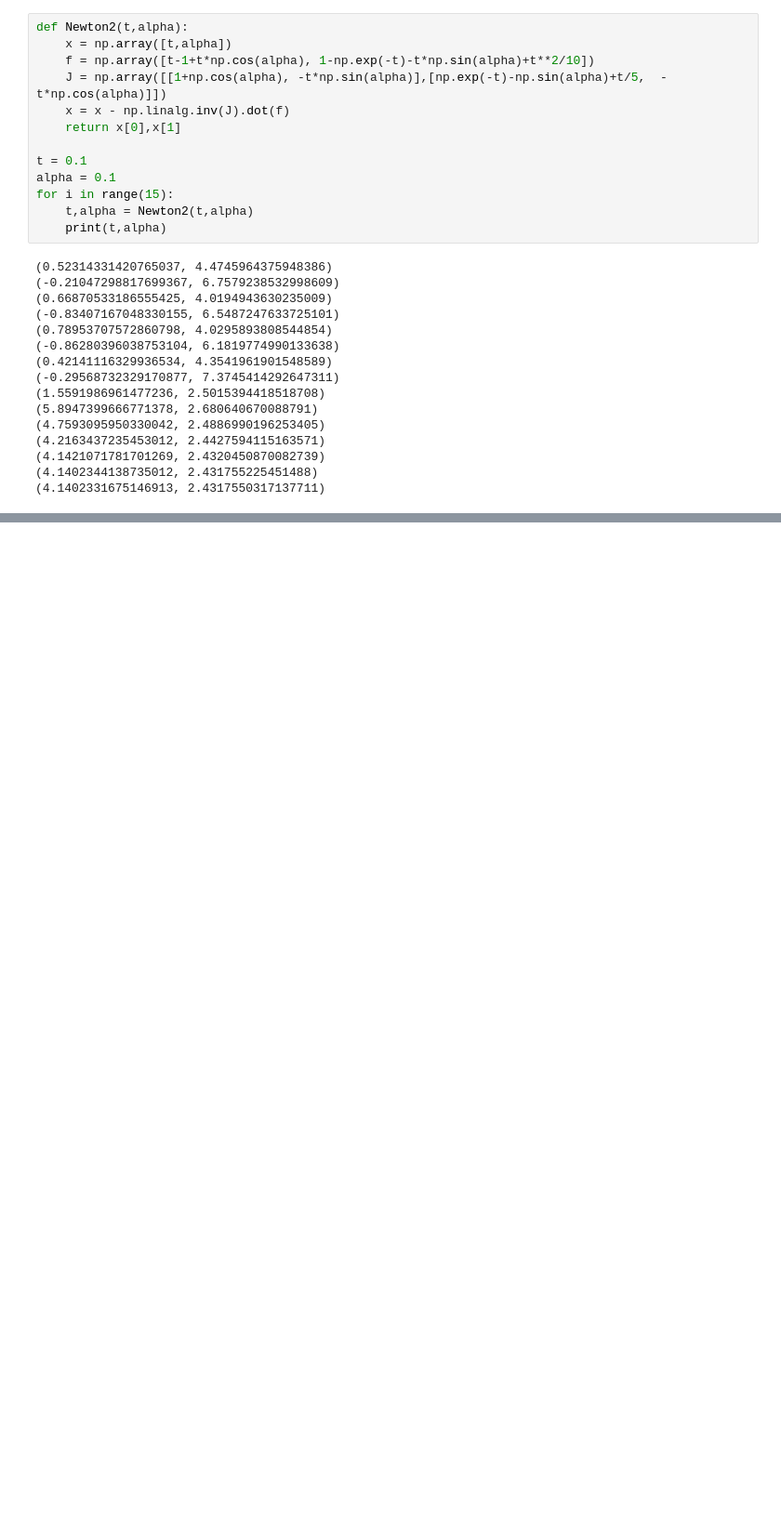
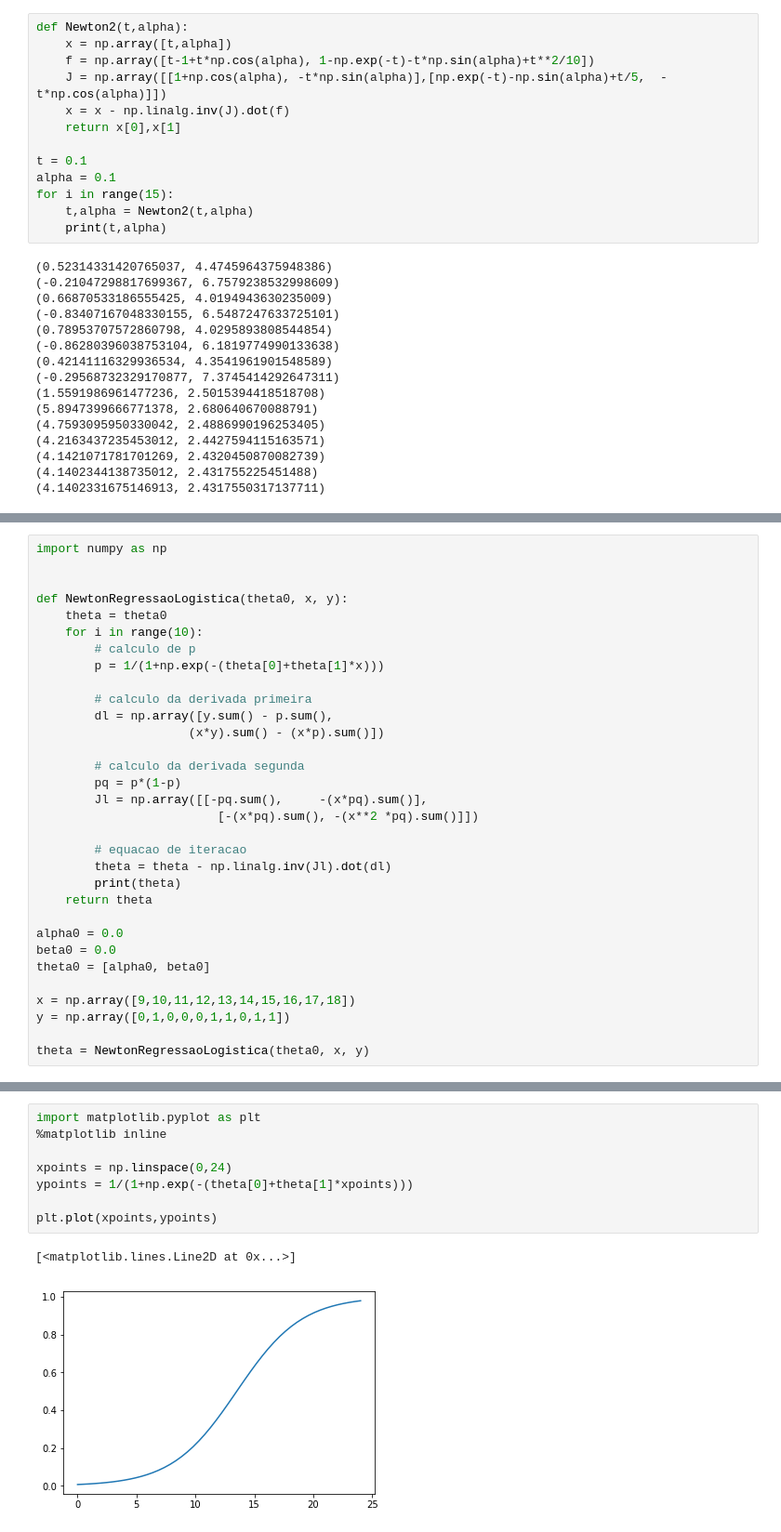
Before and after one commit to fabriciomurai/teaching, a Jupyter notebook: ancn_slides/MinimosLocais.ipynb, the cells around one changed output, grey strips where cells are left out. Shown at 93% size. Drawn from its saved outputs; the diff is of its cells as text; blank space fills up the shorter version.

```diff
--- a/ancn_slides/MinimosLocais.ipynb
+++ b/ancn_slides/MinimosLocais.ipynb
@@ -97,0 +130,32 @@ plt.plot(t,M,t,xI)
+# %%
+import numpy as np
+
+
+def NewtonRegressaoLogistica(theta0, x, y):
+    theta = theta0
+    for i in range(10):
+        # calculo de p
+        p = 1/(1+np.exp(-(theta[0]+theta[1]*x)))
+
+        # calculo da derivada primeira
+        dl = np.array([y.sum() - p.sum(),
+                     (x*y).sum() - (x*p).sum()])
+
+        # calculo da derivada segunda
+        pq = p*(1-p)
+        Jl = np.array([[-pq.sum(),     -(x*pq).sum()],
+                         [-(x*pq).sum(), -(x**2 *pq).sum()]])
+
+        # equacao de iteracao
+        theta = theta - np.linalg.inv(Jl).dot(dl)
+        print(theta)
+    return theta
+
+alpha0 = 0.0
+beta0 = 0.0
+theta0 = [alpha0, beta0]
+
+x = np.array([9,10,11,12,13,14,15,16,17,18])
+y = np.array([0,1,0,0,0,1,1,0,1,1])
+
+theta = NewtonRegressaoLogistica(theta0, x, y)
@@ -97,0 +173,11 @@ plt.plot(t,M,t,xI)
+# %%
+import matplotlib.pyplot as plt
+%matplotlib inline
+
+xpoints = np.linspace(0,24)
+ypoints = 1/(1+np.exp(-(theta[0]+theta[1]*xpoints)))
+
+plt.plot(xpoints,ypoints)
+# %% [output]
+[<matplotlib.lines.Line2D at 0x...>]
+[figure, added]
```
Also changed, not shown: parts of 7 cells of this notebook.
